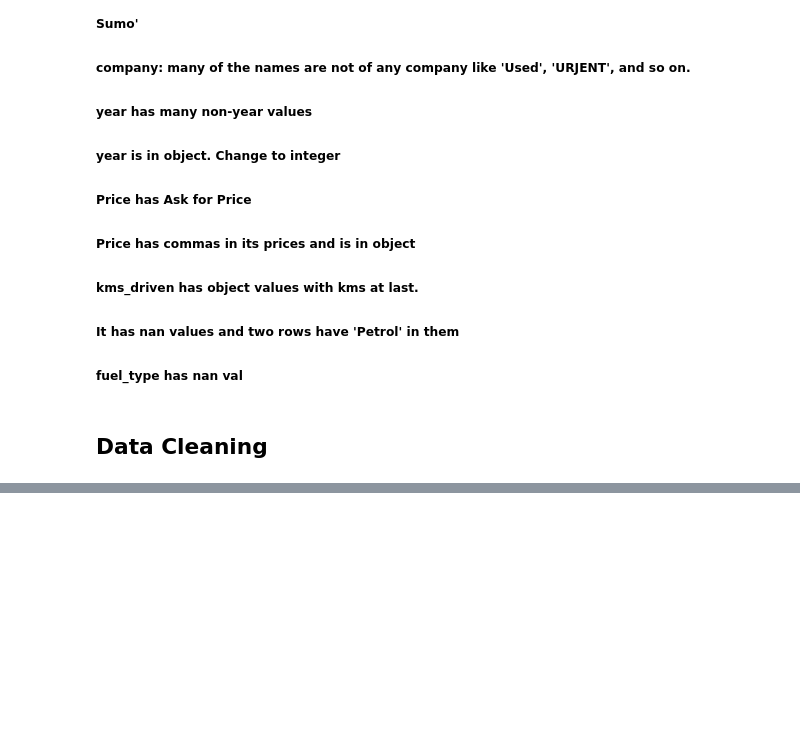
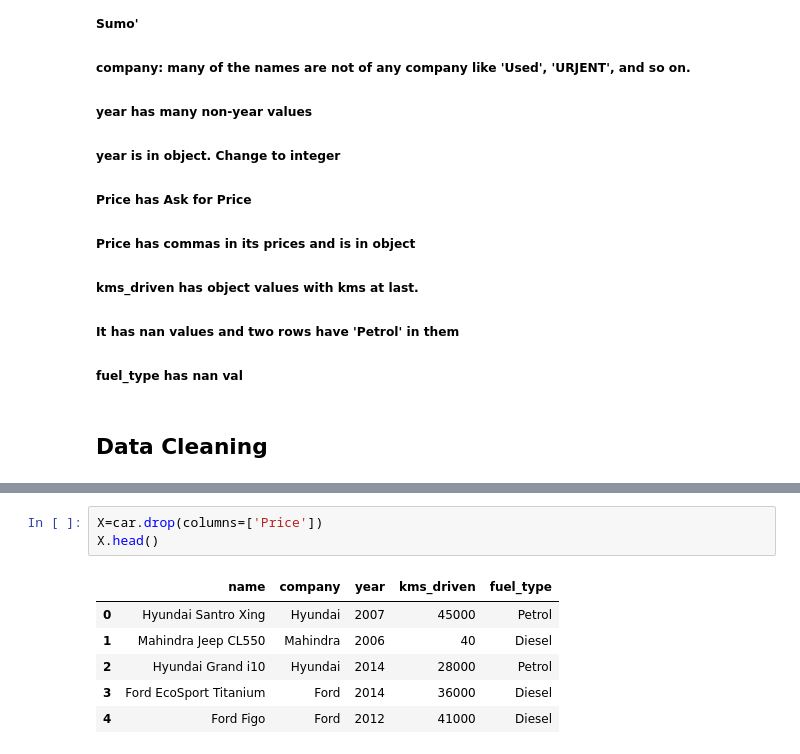
Before and after one commit to SandeepMuhal88/Project_In_Machine_Learning, a Jupyter notebook: Car_Price_prediction/notebook.ipynb, the cells around one changed output, grey strips where cells are left out. Saved outputs shown, nothing was run; the diff lists cells and outputs as text; blank space fills up the shorter version.

```diff
--- a/Car_Price_prediction/notebook.ipynb
+++ b/Car_Price_prediction/notebook.ipynb
@@ -255,0 +287,10 @@ plt.show()
+# %%
+X=car.drop(columns=['Price'])
+X.head()
+# %% [output]
+|  | name | company | year | kms_driven | fuel_type |
+| 0 | Hyundai Santro Xing | Hyundai | 2007 | 45000 | Petrol |
+| 1 | Mahindra Jeep CL550 | Mahindra | 2006 | 40 | Diesel |
+| 2 | Hyundai Grand i10 | Hyundai | 2014 | 28000 | Petrol |
+| 3 | Ford EcoSport Titanium | Ford | 2014 | 36000 | Diesel |
+| 4 | Ford Figo | Ford | 2012 | 41000 | Diesel |
```
Also changed, not shown: parts of 41 cells of this notebook.
